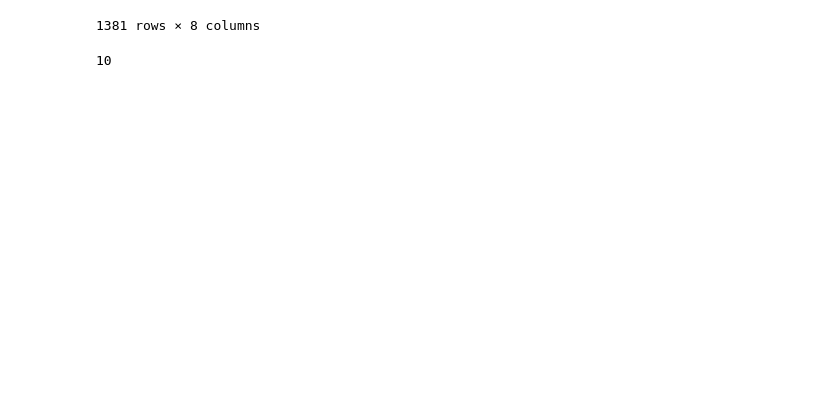
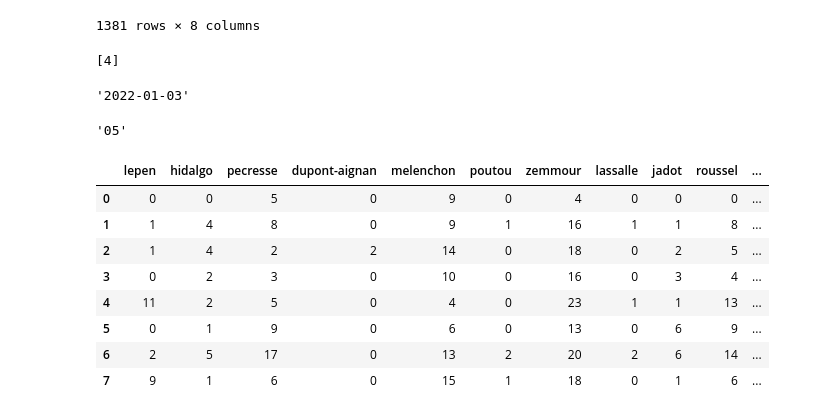
Before and after one commit to mattcln/reddit_france_analysis, a Jupyter notebook: scrapping/filtre_candidat.ipynb, the cells around one changed output. Cells and saved outputs as stored; diff of their text form; code cells hidden in the pictures; blank space fills up the shorter version.

Commit message:
Rolling sum working

```diff
--- a/scrapping/filtre_candidat.ipynb
+++ b/scrapping/filtre_candidat.ipynb
@@ -42,7 +42,7 @@ Reading file =  csv_exports\france_1646262000_1647298800.csv
 12231 rows × 8 columns
 # %%
 # Liste des candidats ayant obtenus les 500 signatures
-candidats = ['le pen', 'hidalgo', 'pecresse', 'dupont-aignan', 'melenchon', 'poutou', 'zemmour', 'lassalle', 'jadot', 'roussel', 'arthaud', 'macron']
+candidats = ['lepen', 'hidalgo', 'pecresse', 'dupont-aignan', 'melenchon', 'poutou', 'zemmour', 'lassalle', 'jadot', 'roussel', 'arthaud', 'macron', 'aignan','presidentielle']
 # %% [markdown]
 On souhaite faire quelques corrections sur les titres :
 # %% [markdown]
@@ -125,10 +125,56 @@ df.loc[(df["created"] >= start_datetime) & (df["created"] <= start_datetime + ti
 def rolling_sum_candidat(df, start_datetime, nb_days_interval, candidat) -> int:
     temp_df = df.loc[(df["created"] >= start_datetime) & (df["created"] <= start_datetime + timedelta(days = nb_days_interval))]
     return ' '.join([i for i in temp_df['title']]).split().count(candidat)
-# %%
-def create_df_rolling_sum(df, start_datetime, nb_days_interval):
-
-
-rolling_sum_candidat(all_titres, datetime(2022, 2, 24, 2), 7, 'lepen')
-# %% [output]
-10
+# %%
+test_list = []
+test_list.append(4)
+test_list
+# %% [output]
+[4]
+# %%
+def return_str_date(datetime) -> str:
+    return str(datetime.strftime("%Y")) + '-' + str(datetime.strftime("%m")) + '-' + str(datetime.strftime("%d"))
+# %%
+def create_df_rolling_sum(df, start_datetime, nb_days_interval = int, candidats = list()):
+    rs_df = pd.DataFrame(columns = candidats)
+    interval_dates = []
+    week_nb = []
+    first_candidat = True
+    for candidat in candidats:
+        actual_datetime = start_datetime
+        rolling_sum_count = []
+        while actual_datetime + timedelta(days = nb_days_interval) < df['created'].max():
+            if first_candidat:
+                interval_dates.append('from ' + return_str_date(actual_datetime) + ' to ' + return_str_date(actual_datetime + timedelta(days = nb_days_interval)))
+                week_nb.append(actual_datetime.strftime("%V"))
+            rolling_sum_count.append(rolling_sum_candidat(df, actual_datetime, nb_days_interval, candidat))
+            actual_datetime = actual_datetime + timedelta(days = nb_days_interval)
+        rs_df[candidat] = rolling_sum_count
+        first_candidat = False
+    rs_df['week_number'] = week_nb
+    rs_df['date'] = interval_dates
+    return rs_df
+
+# rolling_sum_candidat(all_titres, datetime(2022, 2, 24, 2), 7, 'lepen')
+# %%
+start_datetime = datetime(2022, 1, 3, 2)
+return_str_date(start_datetime)
+# %% [output]
+'2022-01-03'
+# %%
+datetime(2022, 2, 3).strftime("%V")
+# %% [output]
+'05'
+# %%
+start_datetime = datetime(2022, 1, 3, 2)
+create_df_rolling_sum(all_titres, datetime(2022, 1, 3, 2), 7, candidats)
+# %% [output]
+|  | lepen | hidalgo | pecresse | dupont-aignan | melenchon | poutou | zemmour | lassalle | jadot | roussel | ... |
+| 0 | 0 | 0 | 5 | 0 | 9 | 0 | 4 | 0 | 0 | 0 | ... |
+| 1 | 1 | 4 | 8 | 0 | 9 | 1 | 16 | 1 | 1 | 8 | ... |
+| 2 | 1 | 4 | 2 | 2 | 14 | 0 | 18 | 0 | 2 | 5 | ... |
+| 3 | 0 | 2 | 3 | 0 | 10 | 0 | 16 | 0 | 3 | 4 | ... |
+| 4 | 11 | 2 | 5 | 0 | 4 | 0 | 23 | 1 | 1 | 13 | ... |
+| 5 | 0 | 1 | 9 | 0 | 6 | 0 | 13 | 0 | 6 | 9 | ... |
+| 6 | 2 | 5 | 17 | 0 | 13 | 2 | 20 | 2 | 6 | 14 | ... |
+| 7 | 9 | 1 | 6 | 0 | 15 | 1 | 18 | 0 | 1 | 6 | ... |
```
